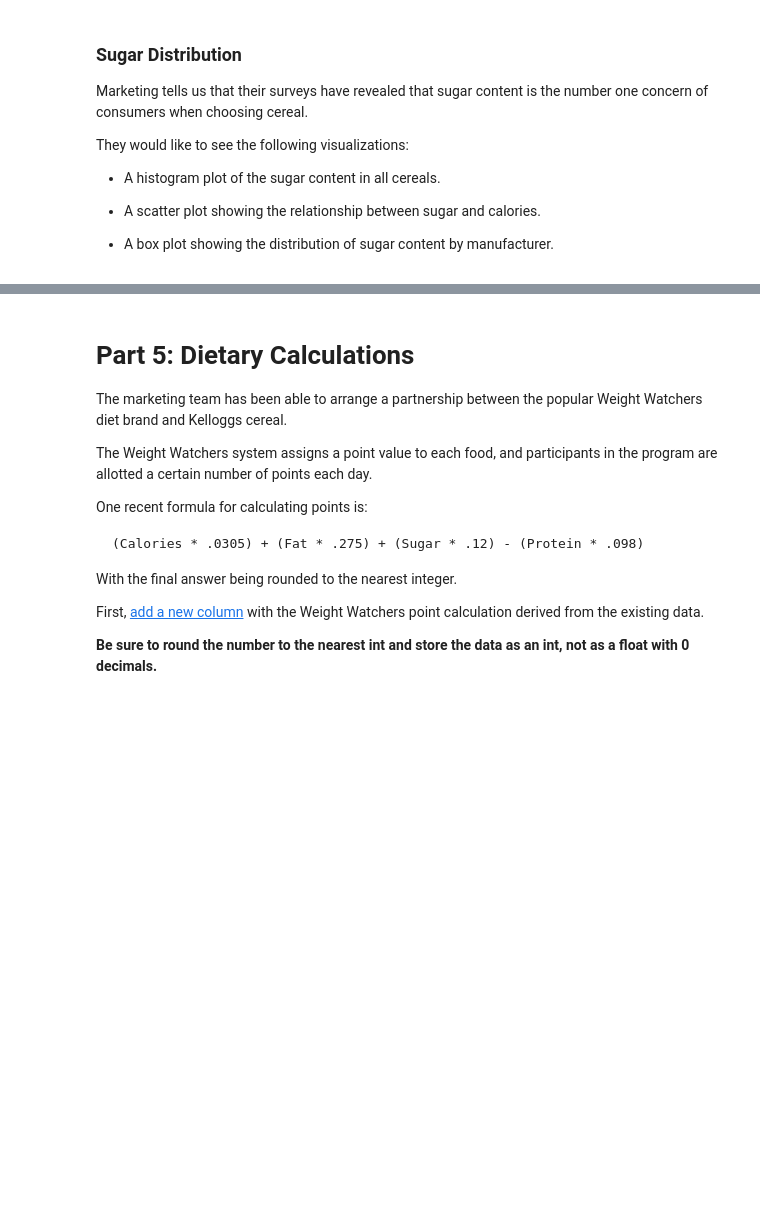
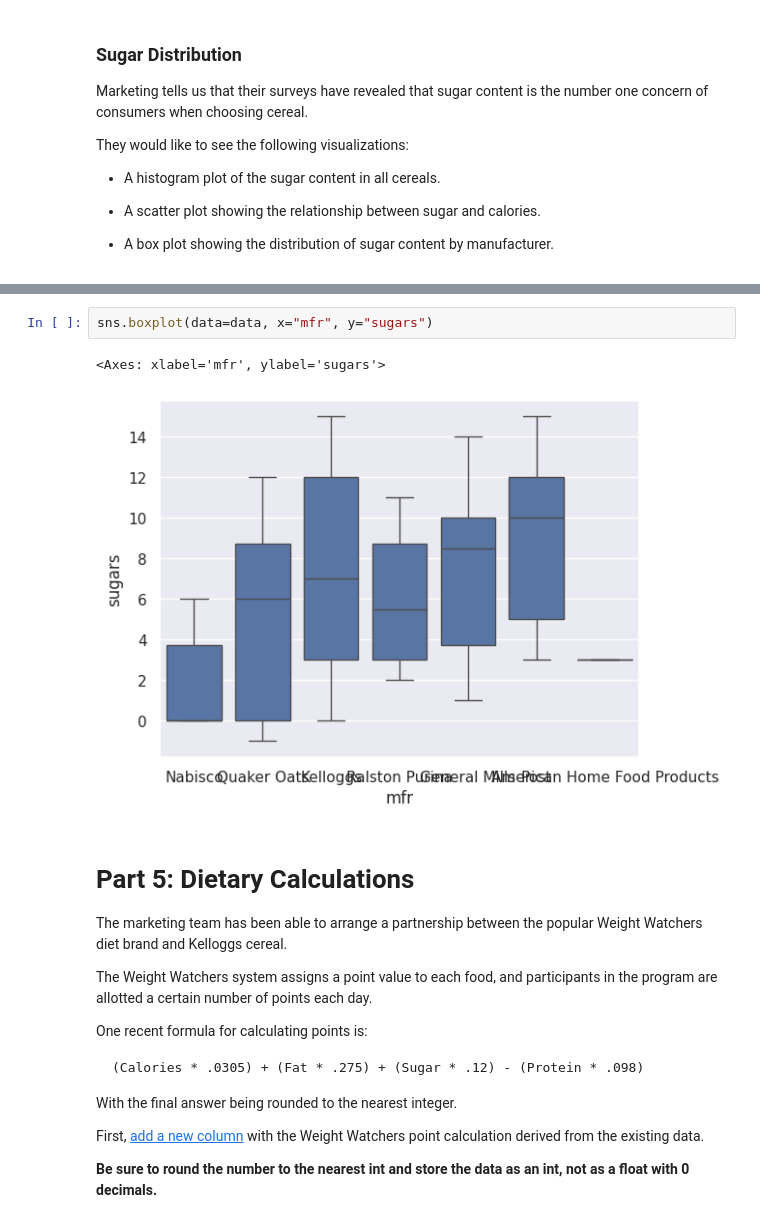
Before and after one commit to ryjason/CalculatorApp, a Jupyter notebook: notebooks/Exploration_02.ipynb, the cells around one changed output, grey strips where cells are left out. Saved outputs shown, nothing was run; the diff lists cells and outputs as text; blank space fills up the shorter version.

```diff
--- a/notebooks/Exploration_02.ipynb
+++ b/notebooks/Exploration_02.ipynb
@@ -143,3 +155,8 @@ They would like to see the following visualizations:
+# %%
+sns.boxplot(data=data, x="mfr", y="sugars")
+# %% [output]
+<Axes: xlabel='mfr', ylabel='sugars'>
+[figure, added]
 # %% [markdown]
 # Part 5: Dietary Calculations
 
```
Also changed, not shown: parts of 5 cells of this notebook.
